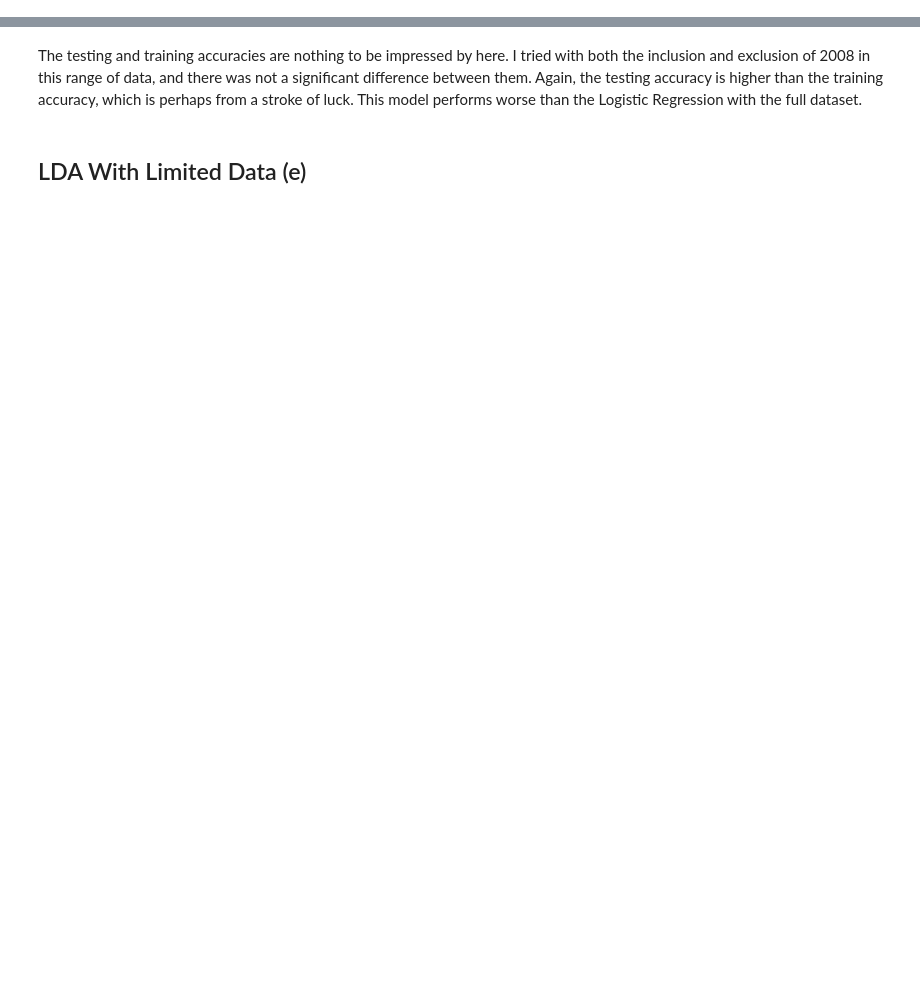
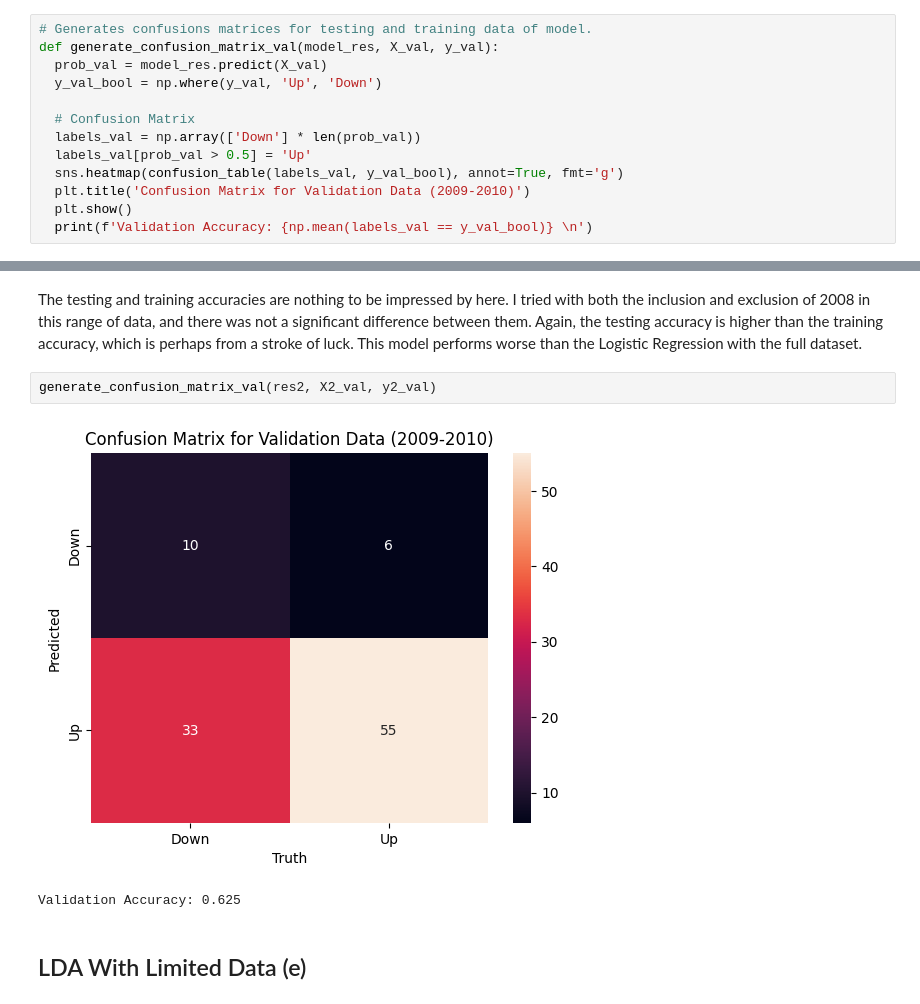
Before and after one commit to djadczak956/MA4635, a Jupyter notebook: Jadczak_Damian_HW3_2.ipynb, the cells around one changed output, grey strips where cells are left out. Cells and saved outputs as stored; diff of their text form; blank space fills up the shorter version.

```diff
--- a/Jadczak_Damian_HW3_2.ipynb
+++ b/Jadczak_Damian_HW3_2.ipynb
@@ -223,6 +227,19 @@ def generate_confusion_matrix(model_res, X_train, X_test, y_train, y_test):
   plt.title('Confusion Matrix for Testing Data')
   plt.show()
   print(f'Testing Accuracy: {np.mean(labels_test == y_test_bool)} \n')
+# %%
+# Generates confusions matrices for testing and training data of model.
+def generate_confusion_matrix_val(model_res, X_val, y_val):
+  prob_val = model_res.predict(X_val)
+  y_val_bool = np.where(y_val, 'Up', 'Down')
+
+  # Confusion Matrix
+  labels_val = np.array(['Down'] * len(prob_val))
+  labels_val[prob_val > 0.5] = 'Up'
+  sns.heatmap(confusion_table(labels_val, y_val_bool), annot=True, fmt='g')
+  plt.title('Confusion Matrix for Validation Data (2009-2010)')
+  plt.show()
+  print(f'Validation Accuracy: {np.mean(labels_val == y_val_bool)} \n')
 # %%
 generate_confusion_matrix(res2, X2_train, X2_test, y2_train, y2_test)
 # %% [output]
@@ -233,5 +250,10 @@ Testing Accuracy: 0.5989304812834224
 # %% [markdown]
 The testing and training accuracies are nothing to be impressed by here. I tried with both the inclusion and exclusion of 2008 in this range of data, and there was not a significant difference between them. Again, the testing accuracy is higher than the training accuracy, which is perhaps from a stroke of luck. This model performs worse than the Logistic Regression with the full dataset.
+# %%
+generate_confusion_matrix_val(res2, X2_val, y2_val)
+# %% [output]
+[figure, added]
+Validation Accuracy: 0.625
 # %% [markdown]
 ## LDA With Limited Data (e)
 # %%
```
Also changed, not shown: parts of 22 cells of this notebook.
